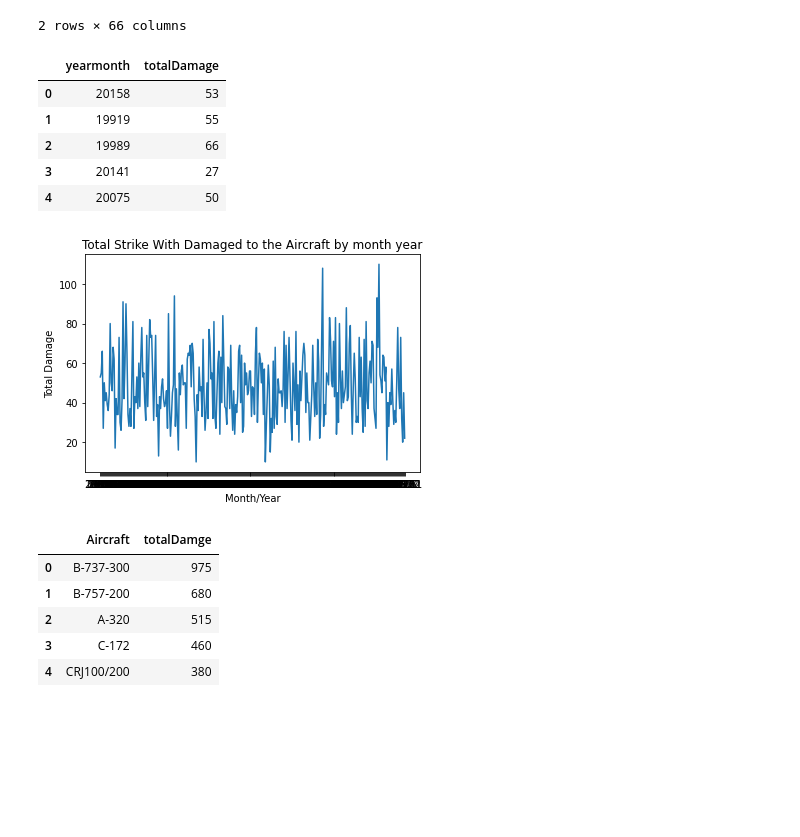
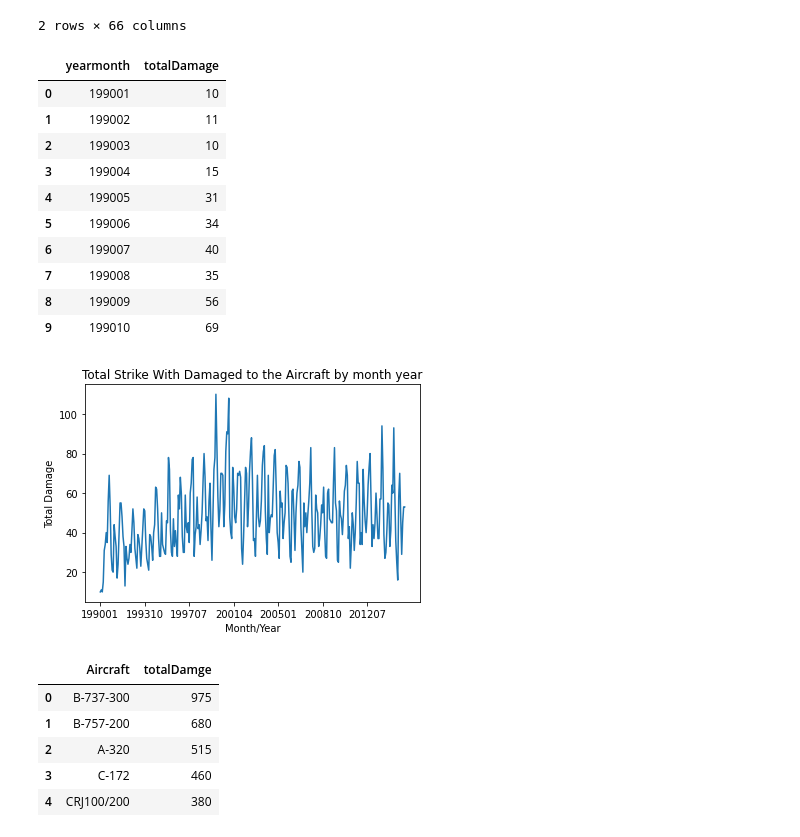
Before and after one commit to emadera80/Data-Engineering, a Jupyter notebook: Data Wrangling with Spark/Wrangling Data with Spark.ipynb, the cells around one changed output. Cells and saved outputs as stored; diff of their text form; code cells hidden in the pictures; blank space fills up the shorter version.

Commit message:
padded yearmonth

```diff
--- a/Data Wrangling with Spark/Wrangling Data with Spark.ipynb
+++ b/Data Wrangling with Spark/Wrangling Data with Spark.ipynb
@@ -71,31 +71,39 @@ spark.sql("select * from birdstrike limit 2").toPandas()
 2 rows × 66 columns
 # %%
 damage_over = spark.sql("""
-       select `Incident Year` || `Incident Month`  as yearmonth
+       select `Incident Year` || lpad(`Incident Month`, 2, '0')  as yearmonth
         , sum(`Aircraft Damage`) as totalDamage
 
         from birdstrike
         group by 1
+        order by 1
             """)
 # %%
 damage_pd = damage_over.toPandas()
 # %%
-damage_pd.head()
+damage_pd.head(10)
 # %% [output]
 |  | yearmonth | totalDamage |
-| 0 | 20158 | 53 |
-| 1 | 19919 | 55 |
-| 2 | 19989 | 66 |
-| 3 | 20141 | 27 |
-| 4 | 20075 | 50 |
+| 0 | 199001 | 10 |
+| 1 | 199002 | 11 |
+| 2 | 199003 | 10 |
+| 3 | 199004 | 15 |
+| 4 | 199005 | 31 |
+| 5 | 199006 | 34 |
+| 6 | 199007 | 40 |
+| 7 | 199008 | 35 |
+| 8 | 199009 | 56 |
+| 9 | 199010 | 69 |
 # %%
-plt.plot(damage_pd['yearmonth'], damage_pd['totalDamage'])
+fig, ax = plt.subplots()
+ax.plot(damage_pd['yearmonth'], damage_pd['totalDamage'])
+ax.set_xticks(ax.get_xticks()[::45])
 plt.ylabel('Total Damage')
 plt.xlabel('Month/Year')
 plt.title('Total Strike With Damaged to the Aircraft by month year')
 plt.show()
 # %% [output]
-[figure, old version]
+[figure, new version]
 # %%
 damaged_aircraft = spark.sql(
 """
```
Also changed, not shown: parts of 1 cell of this notebook.
